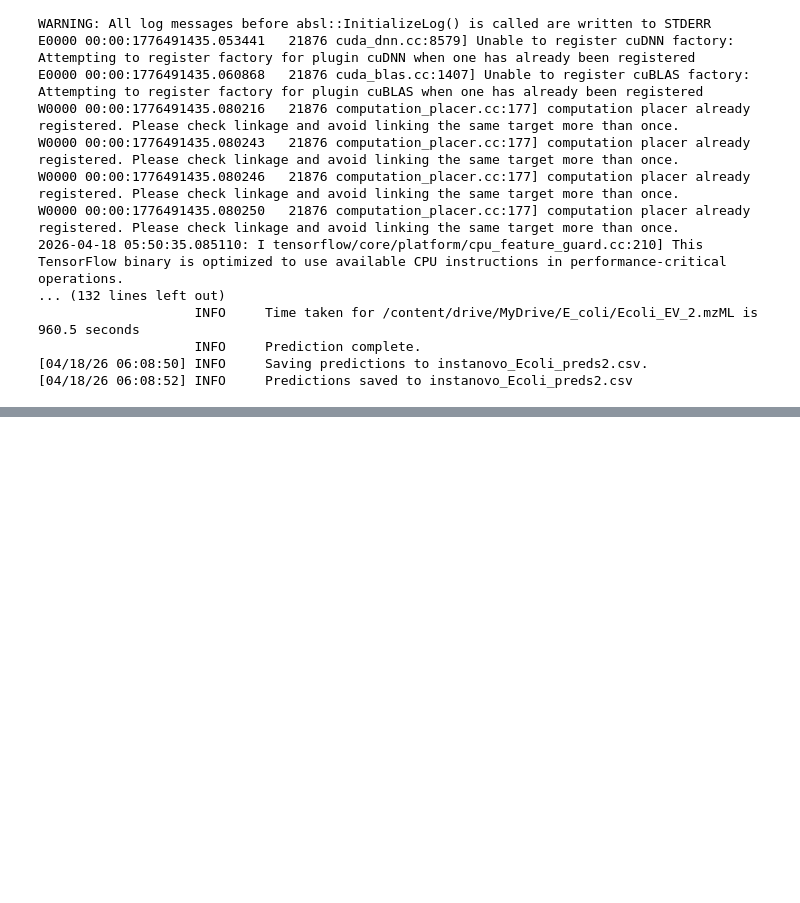
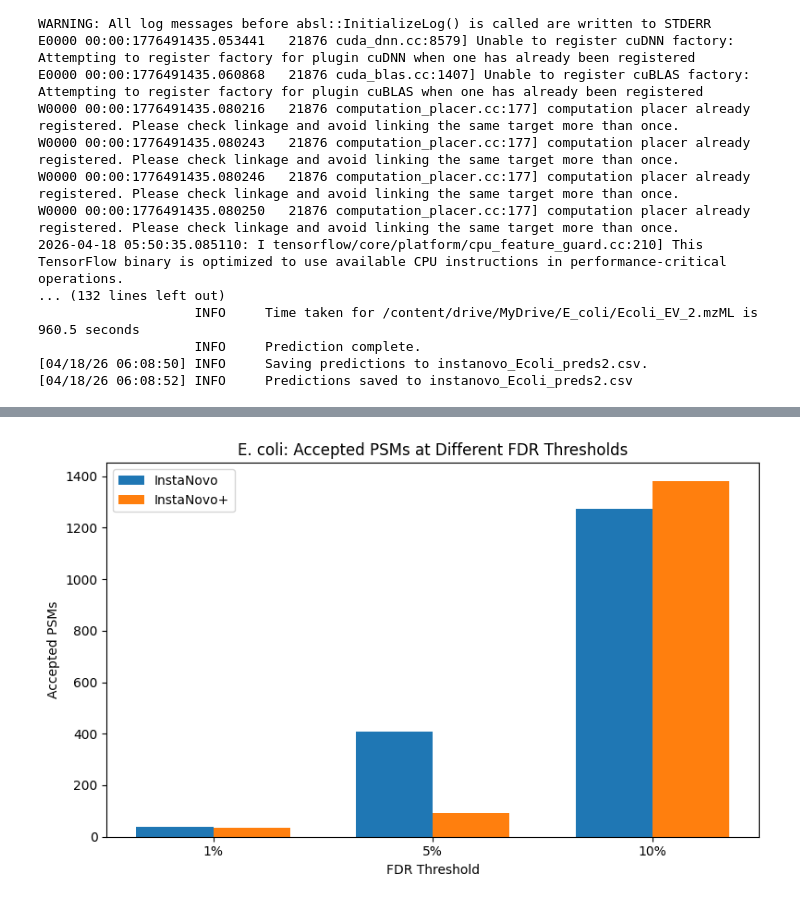
Before and after one commit to raunakpandey1/diffusion-peptide-sequencing, a Jupyter notebook: Peptide_Sequencing.ipynb, the cells around one changed output, grey strips where cells are left out. Cells and saved outputs as stored; diff of their text form; code cells hidden in the pictures; blank space fills up the shorter version.

```diff
--- a/Peptide_Sequencing.ipynb
+++ b/Peptide_Sequencing.ipynb
@@ -620,0 +1051,22 @@ plt.show()
+# %%
+def summarize_fdr(df, q_levels=(0.01, 0.05, 0.10)):
+    rows = []
+    for q in q_levels:
+        keep = df[df["q_value"] <= q].copy()
+        n = len(keep)
+
+        rows.append({
+            "q_threshold": q,
+            "accepted_psms": n,
+            "true_psms": int(keep["is_true"].sum()) if n > 0 else 0,
+            "false_psms": int(keep["is_false"].sum()) if n > 0 else 0,
+            "observed_fdr": (keep["is_false"].sum() / n) if n > 0 else np.nan,
+            "peptide_precision": (keep["is_true"].mean()) if n > 0 else np.nan,
+        })
+    return pd.DataFrame(rows)
+
+print("InstaNovo")
+display(summarize_fdr(eco_in_fdr))
+
+print("InstaNovo+")
+display(summarize_fdr(eco_ip_fdr))
@@ -620,0 +1162,23 @@ plt.show()
+# %%
+bar_df = pd.DataFrame({
+    "FDR": ["1%", "5%", "10%"],
+    "InstaNovo": eco_in_summary["accepted_psms"].values,
+    "InstaNovoPlus": eco_ip_summary["accepted_psms"].values
+})
+
+x = np.arange(len(bar_df))
+width = 0.35
+
+plt.figure(figsize=(8, 5))
+plt.bar(x - width/2, bar_df["InstaNovo"], width, label="InstaNovo")
+plt.bar(x + width/2, bar_df["InstaNovoPlus"], width, label="InstaNovo+")
+plt.xticks(x, bar_df["FDR"])
+plt.xlabel("FDR Threshold")
+plt.ylabel("Accepted PSMs")
+plt.title("E. coli: Accepted PSMs at Different FDR Thresholds")
+plt.legend()
+plt.tight_layout()
+plt.savefig(f"{plot_dir}/ecoli_barplot_accepted_psms.png", dpi=300)
+plt.show()
+# %% [output]
+[figure, added]
```
Also changed, not shown: parts of 80 cells of this notebook, 7 other files.
